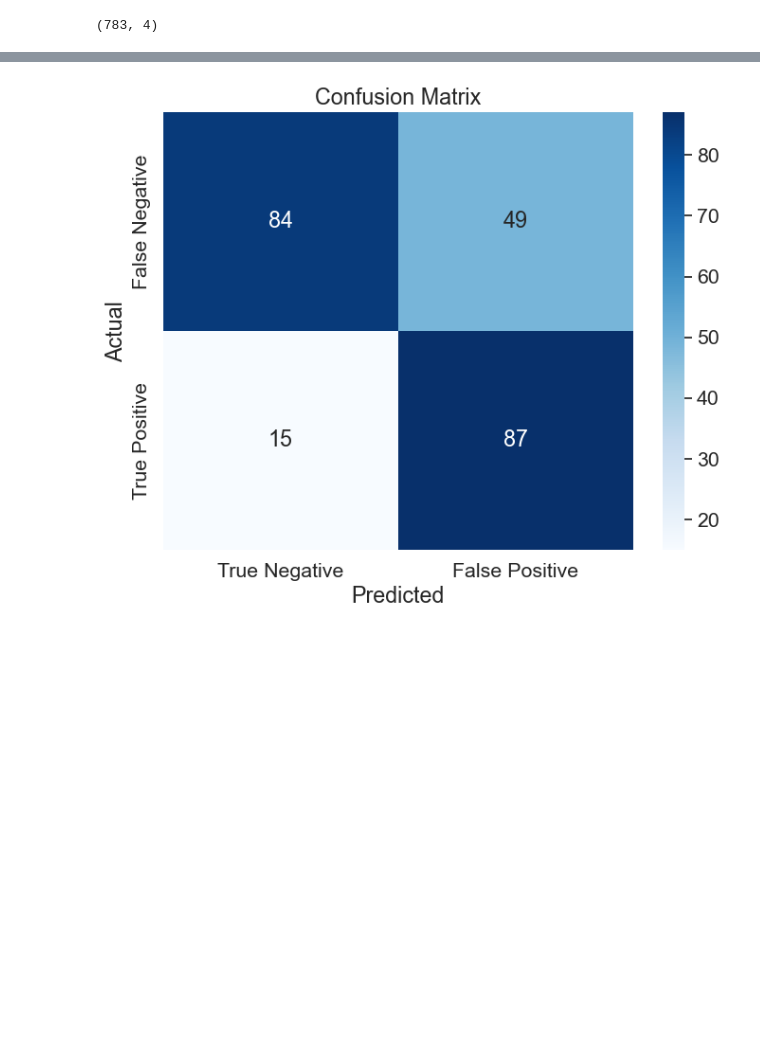
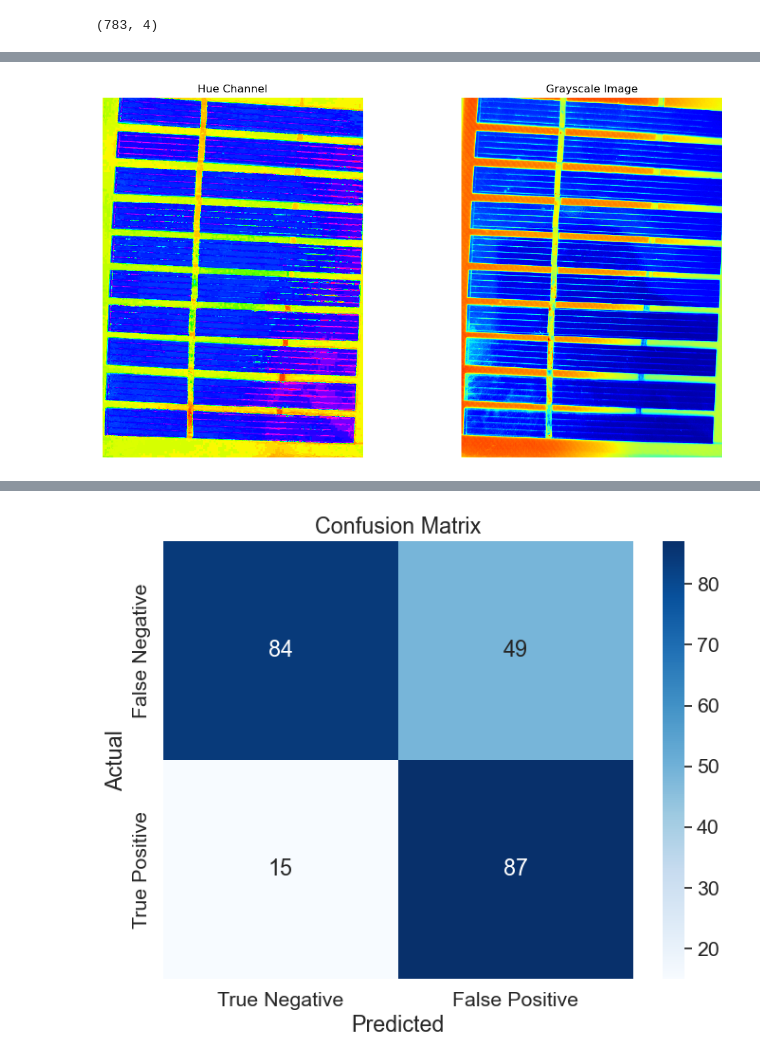
Before and after one commit to dheerubhai-101/fyp, a Jupyter notebook: texture_classifier.ipynb, the cells around one changed output, grey strips where cells are left out. Cells and saved outputs as stored; diff of their text form; code cells hidden in the pictures; blank space fills up the shorter version.

```diff
--- a/texture_classifier.ipynb
+++ b/texture_classifier.ipynb
@@ -223,0 +296,35 @@ print(predictions)
+# %%
+import cv2
+import numpy as np
+import matplotlib.pyplot as plt
+
+# Load the image
+rgb_image = cv2.imread('D:\FYP\croppedchotu.jpg')
+
+hsv_image = cv2.cvtColor(rgb_image, cv2.COLOR_BGR2HSV)
+
+# Extract the Hue channel from the HSV image
+hue_channel = hsv_image[:,:,0]
+
+# Convert RGB image to grayscale
+gray_image = cv2.cvtColor(rgb_image, cv2.COLOR_BGR2GRAY)
+
+# Plot the images using Matplotlib
+plt.figure(figsize=(12, 6))
+
+# Plot the Hue channel
+plt.subplot(1, 2, 1)
+plt.imshow(hue_channel, cmap='hsv')
+plt.title('Hue Channel')
+plt.axis('off')
+
+# Plot the grayscale image
+plt.subplot(1, 2, 2)
+plt.imshow(gray_image, cmap='jet')
+plt.title('Grayscale Image')
+plt.axis('off')
+
+plt.tight_layout()
+plt.show()
+# %% [output]
+[figure, added]
```
Also changed, not shown: parts of 8 cells of this notebook, 2 other files.
